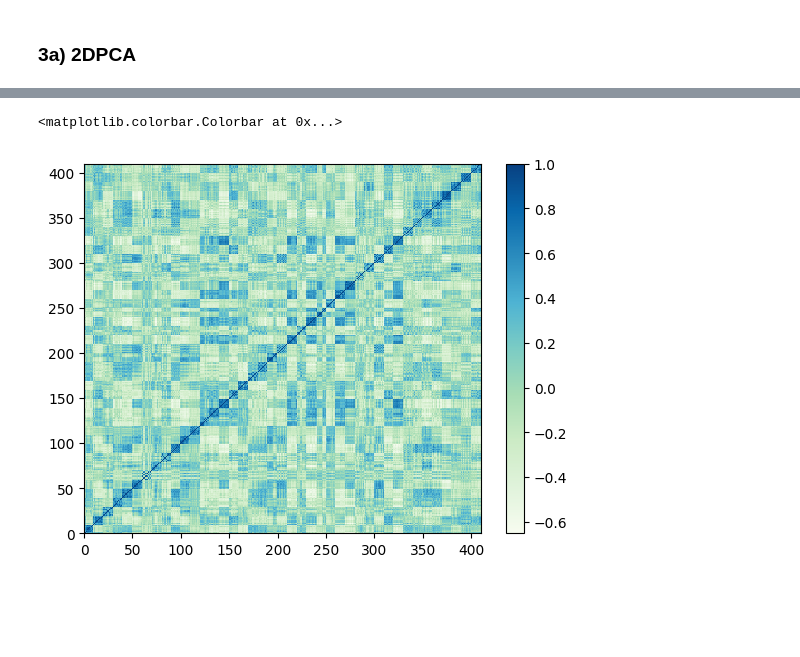
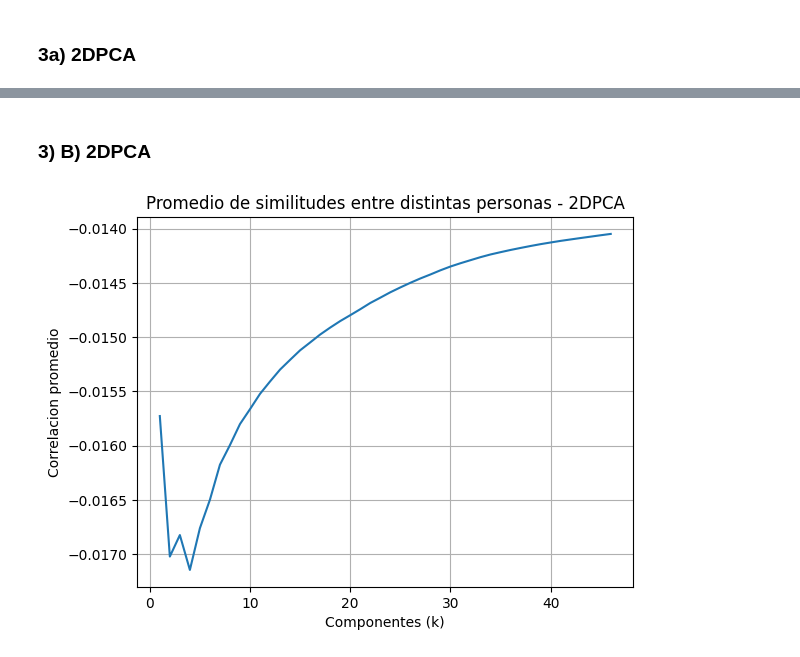
Before and after one commit to fedesassone/1c-2023-metodos-tp2, a Jupyter notebook: docs/ej1.ipynb, the cells around one changed output, grey strips where cells are left out. Drawn from its saved outputs; the diff is of its cells as text; code cells hidden in the pictures; blank space fills up the shorter version.

```diff
--- a/docs/ej1.ipynb
+++ b/docs/ej1.ipynb
@@ -694,5 +777,8 @@ plt.colorbar()
 [figure]
+# %% [markdown]
+### 3) B) 2DPCA
 # %%
+# 3B) PROMEDIO DIFERENTE PERSONA
 paths = []
 imgs = []
 for path in sorted(list(Path('caras').rglob('*/*.pgm'))):
@@ -700,26 +786,46 @@ for path in sorted(list(Path('caras').rglob('*/*.pgm'))):
     imgs.append(plt.imread(path)[::2,::2]/255)
 X = np.stack(imgs)
 
-n = X.shape[0] # Cantidad de imagenes
+cant_imagenes = X.shape[0] # Cantidad de imagenes
 #X = X.reshape(n, -1) # X pasa a tener dimension n x (112 x 96)
 X_centered = X - X.mean(0) # X.mean(0) devuelve un arreglo con la media de cada columna.
 
+# =============================#
+
+# k = 46  # componentes principales (puedo probar con varias)
+# componentes_principales = twodpca_autovectores[:, :k]
 
 imgs_k = []
+promedios_simil = []
 
-k = 23  # componentes principales
-componentes_principales = twodpca_autovectores[:, :k]
+# Mascara
+A = np.ones((410, 410))
+for i in range(0, 41):
+    A[i*10:i*10+10, i*10:i*10+10] = 0
 
-# Proyecto la imagen original en el espacio de menor dimension
-for i in range(n):
-    z = X_centered[i] @ componentes_principales
-    z = z.flatten()
-    imgs_k.append(z)
-X_k = np.stack(imgs_k)
-
-plt.pcolor(np.corrcoef(X_k), cmap='GnBu')
-plt.colorbar()
+# Pruebo con k componentes diferentes
+for k in range (1, 47):
+    componentes_principales = twodpca_autovectores[:, :k]
+    for i in range(cant_imagenes):
+        z = X_centered[i] @ componentes_principales
+        z = z.flatten()
+        imgs_k.append(z)
+    X_k = np.stack(imgs_k)
+    imgs_k = []
+    mat_simil = np.corrcoef(X_k)
+    mat_simil_mascara = mat_simil * A   # Aplico mascara
+    suma = np.sum(mat_simil_mascara)
+    promedio = suma/((410 * 410) - (410 * 10))
+    promedios_simil.append(promedio)
-# %% [output]
-<matplotlib.colorbar.Colorbar at 0x...>
-[figure, removed]
+# %%
+# Tiene sentido que se vaya acercando al 0, los saltos al principio son raros.
+
+plt.plot(range (1, 47), promedios_simil)
+plt.xlabel('Componentes (k)')
+plt.ylabel('Correlacion promedio')
+plt.title('Promedio de similitudes entre distintas personas - 2DPCA')
+plt.grid(True)
+plt.show()
+# %% [output]
+[figure, added]
 # %%
```
Also changed, not shown: parts of 14 cells of this notebook, 7 other files.
